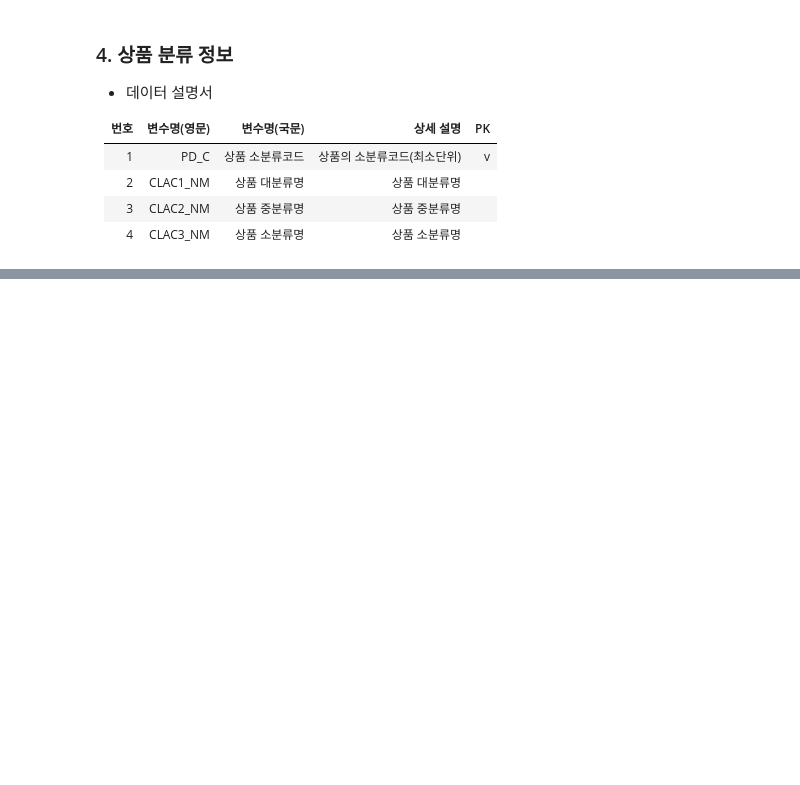
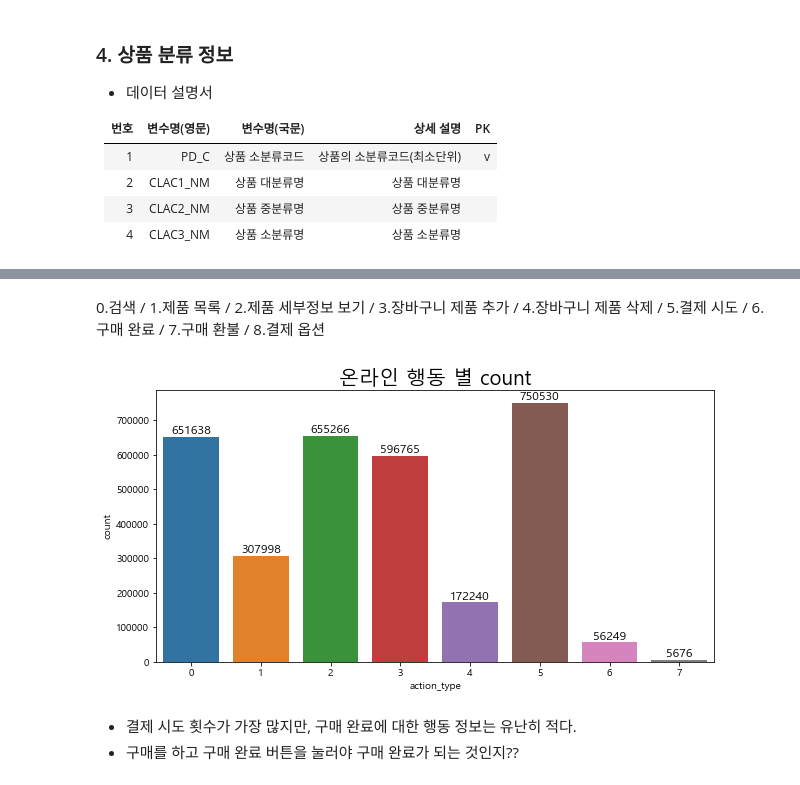
Before and after one commit to Gyeol0/Personalized-Content-Recommendation, a Jupyter notebook: L.Point.ipynb, the cells around one changed output, grey strips where cells are left out. Cells and saved outputs as stored; diff of their text form; code cells hidden in the pictures; blank space fills up the shorter version.

```diff
--- a/L.Point.ipynb
+++ b/L.Point.ipynb
@@ -226,2 +222,6 @@ data4
+# %%
+online_data['month'] = online_data['sess_dt'].apply(lambda x: x.month)
+# %%
+online_data['hour'] = online_data['hit_tm'].apply(lambda x: int(x[:2]))
 # %%
-data1['count'] = 1
+online_data['count'] = 1
@@ -259,0 +228,3 @@ data1
+# %%
+online_action_count = online_data.groupby('action_type').count()['count']
+online_action_count
@@ -259,0 +242,19 @@ data1
+# %% [markdown]
+0.검색 / 1.제품 목록 / 2.제품 세부정보 보기 / 3.장바구니 제품 추가 / 4.장바구니 제품 삭제 / 5.결제 시도 / 6.구매 완료 / 7.구매 환불 / 8.결제 옵션
+# %%
+plt.figure(figsize=(10,5))
+sns.barplot(data = online_action_count.reset_index() , x = 'action_type', y = 'count')
+y = list(online_action_count)
+for i, v in enumerate(list(online_action_count.index)):
+    plt.text(v, y[i], y[i],
+             fontsize = 12,
+             color='black',
+             horizontalalignment='center',
+             verticalalignment='bottom')
+plt.title('온라인 행동 별 count',fontsize = 20)
+plt.show()
+# %% [output]
+[figure, added]
+# %% [markdown]
+* 결제 시도 횟수가 가장 많지만, 구매 완료에 대한 행동 정보는 유난히 적다.
+* 구매를 하고 구매 완료 버튼을 눌러야 구매 완료가 되는 것인지??
```
Also changed, not shown: parts of 25 cells of this notebook.
